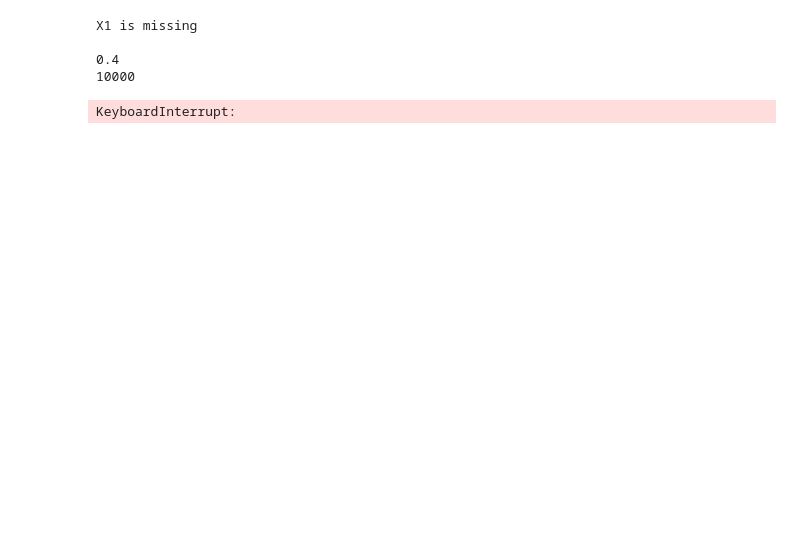
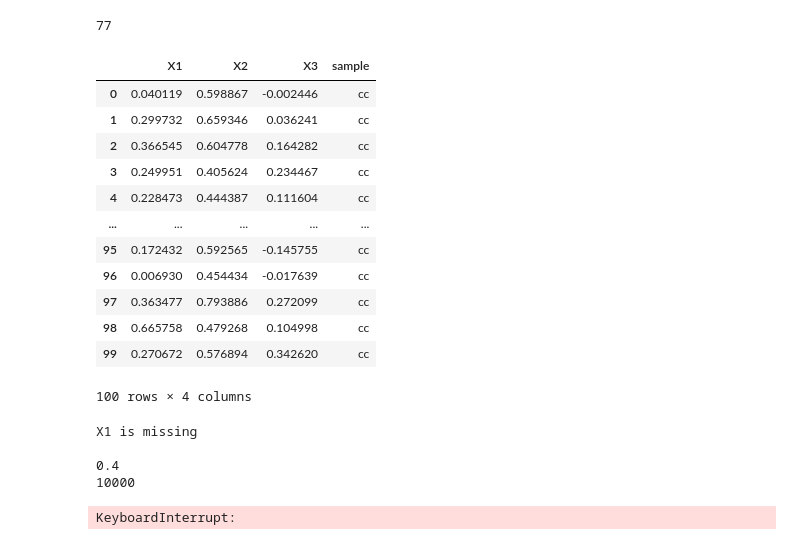
Before and after one commit to lilimatic/var_imp_mis, a Jupyter notebook: mcar right.ipynb, the cells around one changed output. Cells and saved outputs as stored; diff of their text form; code cells hidden in the pictures; blank space fills up the shorter version.

```diff
--- a/mcar right.ipynb
+++ b/mcar right.ipynb
@@ -36,6 +36,23 @@ def singleton(df,Xi,n,p,sample):
     #ax.set_xticklabels(single_sobol_cc.columns)
     single_sobol_cc['sample'] = sample
     return single_sobol_cc
+# %%
+singleton(df,'X1',n,p,'cc')
+# %% [output]
+77
+|  | X1 | X2 | X3 | sample |
+| 0 | 0.040119 | 0.598867 | -0.002446 | cc |
+| 1 | 0.299732 | 0.659346 | 0.036241 | cc |
+| 2 | 0.366545 | 0.604778 | 0.164282 | cc |
+| 3 | 0.249951 | 0.405624 | 0.234467 | cc |
+| 4 | 0.228473 | 0.444387 | 0.111604 | cc |
+| ... | ... | ... | ... | ... |
+| 95 | 0.172432 | 0.592565 | -0.145755 | cc |
+| 96 | 0.006930 | 0.454434 | -0.017639 | cc |
+| 97 | 0.363477 | 0.793886 | 0.272099 | cc |
+| 98 | 0.665758 | 0.479268 | 0.104998 | cc |
+| 99 | 0.270672 | 0.576894 | 0.342620 | cc |
+100 rows × 4 columns
 # %%
 for x in ['X1','X2','X3']: #0.4,0.7,
     for p in [0.4,0.7,0.9]:
```
Also changed, not shown: parts of 6 cells of this notebook, 46 other files.
